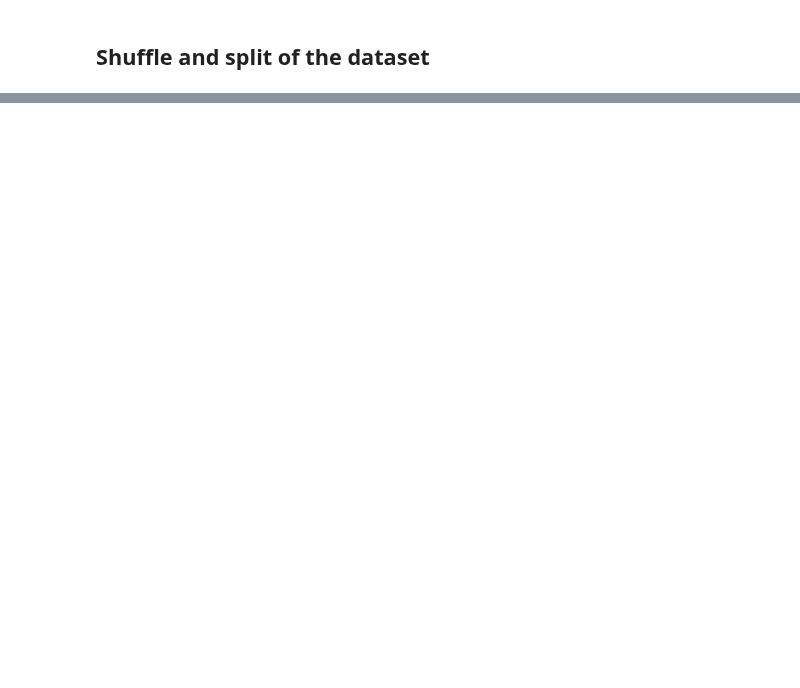
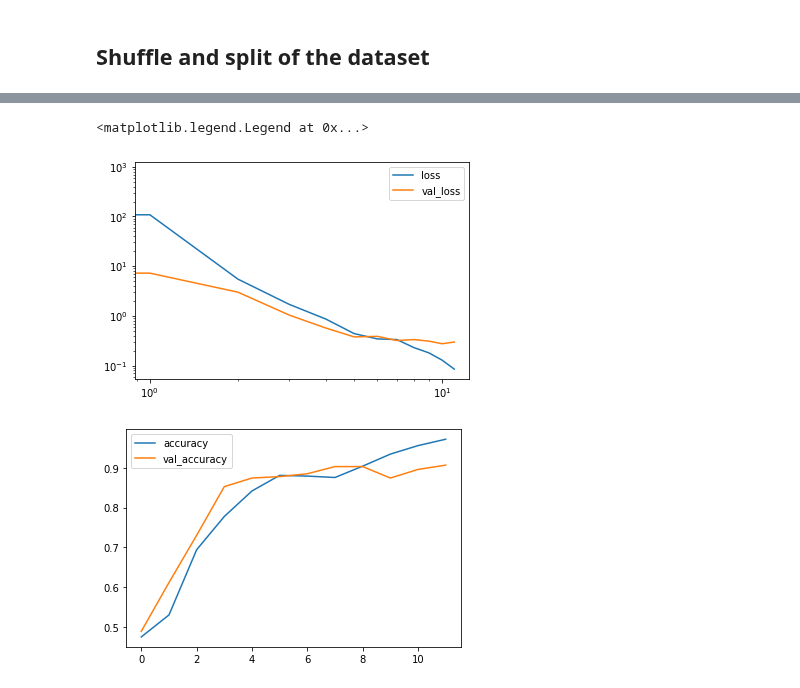
Before and after one commit to sirius59/ART_AI, a Jupyter notebook: ART_AI.ipynb, the cells around one changed output, grey strips where cells are left out. Cells and saved outputs as stored; diff of their text form; code cells hidden in the pictures; blank space fills up the shorter version.

```diff
--- a/ART_AI.ipynb
+++ b/ART_AI.ipynb
@@ -127,0 +118,3 @@ Text(0.5, 1.0, 'Pop Art')
+# %%
+x_train,x_test,y_train,y_test=train_test_split(artworks,prepared_label, test_size=0.33, random_state=42, shuffle=True)
+#split and shuffle the dataset into train and test datasets
@@ -127,0 +125,19 @@ Text(0.5, 1.0, 'Pop Art')
+# %%
+model=Sequential()
+
+model.add(Conv2D(64, kernel_size=5, activation='relu', input_shape=input_shape))
+model.add(MaxPooling2D(pool_size=2))
+
+model.add(Conv2D(128, kernel_size=4, activation='relu'))
+model.add(Conv2D(128, kernel_size=3, activation='relu'))
+model.add(MaxPooling2D(pool_size=2))
+
+model.add(Dense(100, activation='relu')) #adding a Dense layer before the flatten layer drop the number of parameters
+
+model.add(Dropout(0.25))
+
+model.add(Flatten())
+
+model.add(Dense(nb_classes, activation='softmax'))
+# %%
+model.compile(optimizer='adam', loss='categorical_crossentropy', metrics=['accuracy'])
@@ -127,0 +164,2 @@ Text(0.5, 1.0, 'Pop Art')
+# %%
+history=model.fit(x_train,y_train, batch_size=64, epochs=12, validation_split=0.33)
@@ -127,0 +184,14 @@ Text(0.5, 1.0, 'Pop Art')
+# %%
+plt.figure()
+plt.loglog(history.history['loss'],label='loss')#first values are often bigger than the rest
+plt.loglog(history.history['val_loss'],label='val_loss')
+plt.legend()
+
+plt.figure()
+plt.plot(history.history['accuracy'],label='accuracy')
+plt.plot(history.history['val_accuracy'],label='val_accuracy')
+plt.legend()
+# %% [output]
+<matplotlib.legend.Legend at 0x...>
+[figure, added]
+[figure, added]
```
Also changed, not shown: parts of 40 cells of this notebook.
